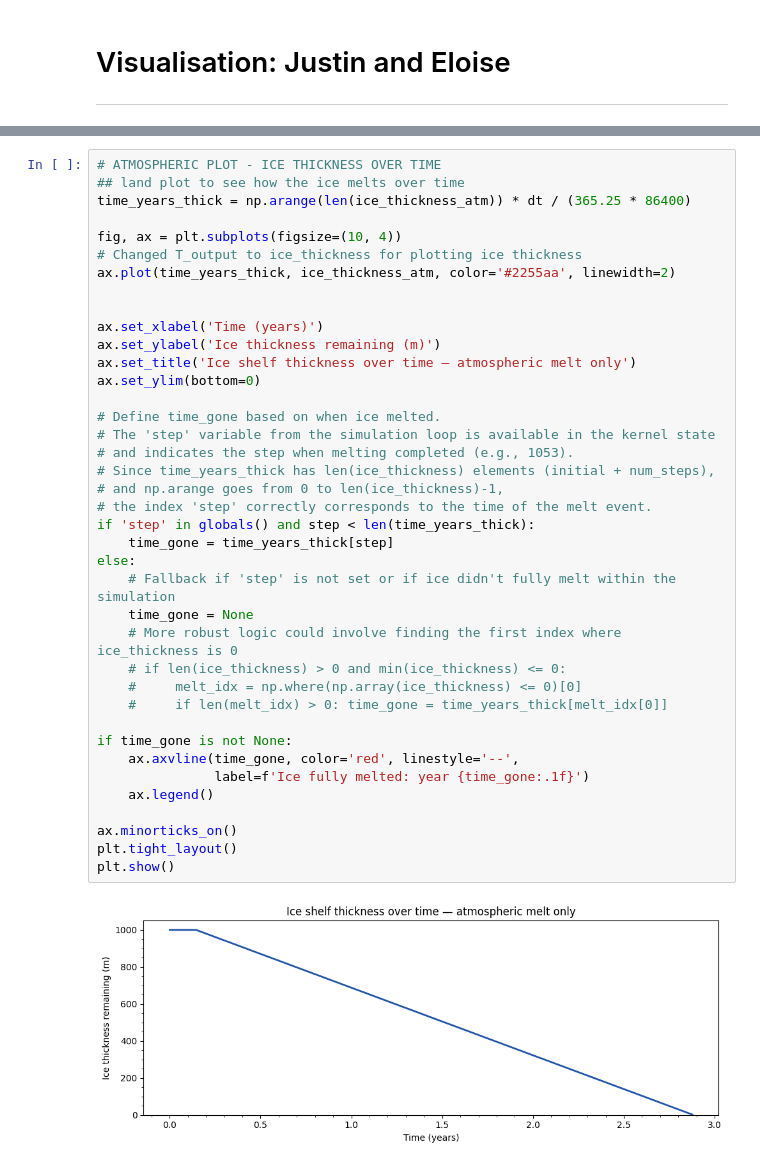
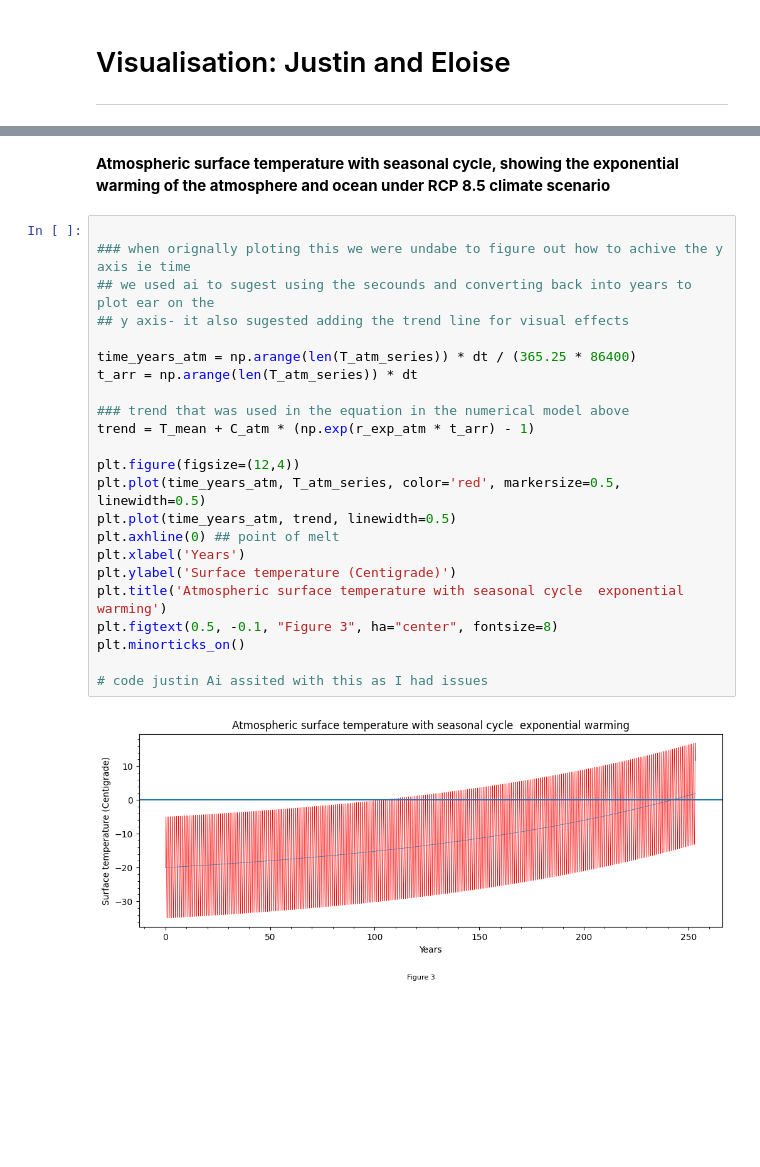
Before and after one commit to Frederque/EMSC2010_Week9_SeismicBabes_MeltingIce, a Jupyter notebook: EMSC2010_Group_Project_Melting_Ice.ipynb, the cells around one changed output, grey strips where cells are left out. Drawn from its saved outputs; the diff is of its cells as text; blank space fills up the shorter version.

```diff
--- a/EMSC2010_Group_Project_Melting_Ice.ipynb
+++ b/EMSC2010_Group_Project_Melting_Ice.ipynb
@@ -435,41 +457,27 @@ ax.minorticks_on()
-# %%
-# ATMOSPHERIC PLOT - ICE THICKNESS OVER TIME
-## land plot to see how the ice melts over time
-time_years_thick = np.arange(len(ice_thickness_atm)) * dt / (365.25 * 86400)
-
-fig, ax = plt.subplots(figsize=(10, 4))
-# Changed T_output to ice_thickness for plotting ice thickness
-ax.plot(time_years_thick, ice_thickness_atm, color='#2255aa', linewidth=2)
-
-
-ax.set_xlabel('Time (years)')
-ax.set_ylabel('Ice thickness remaining (m)')
-ax.set_title('Ice shelf thickness over time — atmospheric melt only')
-ax.set_ylim(bottom=0)
-
-# Define time_gone based on when ice melted.
-# The 'step' variable from the simulation loop is available in the kernel state
-# and indicates the step when melting completed (e.g., 1053).
-# Since time_years_thick has len(ice_thickness) elements (initial + num_steps),
-# and np.arange goes from 0 to len(ice_thickness)-1,
-# the index 'step' correctly corresponds to the time of the melt event.
-if 'step' in globals() and step < len(time_years_thick):
-    time_gone = time_years_thick[step]
-else:
-    # Fallback if 'step' is not set or if ice didn't fully melt within the simulation
-    time_gone = None
-    # More robust logic could involve finding the first index where ice_thickness is 0
-    # if len(ice_thickness) > 0 and min(ice_thickness) <= 0:
-    #     melt_idx = np.where(np.array(ice_thickness) <= 0)[0]
-    #     if len(melt_idx) > 0: time_gone = time_years_thick[melt_idx[0]]
-
-if time_gone is not None:
-    ax.axvline(time_gone, color='red', linestyle='--',
-               label=f'Ice fully melted: year {time_gone:.1f}')
-    ax.legend()
-
-ax.minorticks_on()
-plt.tight_layout()
-plt.show()
-# %% [output]
-[figure, removed]
+# %% [markdown]
+**Atmospheric surface temperature with seasonal cycle, showing the exponential warming of the atmosphere and ocean under RCP 8.5 climate scenario**
+# %%
+
+### when orignally ploting this we were undabe to figure out how to achive the y axis ie time
+## we used ai to sugest using the secounds and converting back into years to plot ear on the
+## y axis- it also sugested adding the trend line for visual effects
+
+time_years_atm = np.arange(len(T_atm_series)) * dt / (365.25 * 86400)
+t_arr = np.arange(len(T_atm_series)) * dt
+
+### trend that was used in the equation in the numerical model above
+trend = T_mean + C_atm * (np.exp(r_exp_atm * t_arr) - 1)
+
+plt.figure(figsize=(12,4))
+plt.plot(time_years_atm, T_atm_series, color='red', markersize=0.5, linewidth=0.5)
+plt.plot(time_years_atm, trend, linewidth=0.5)
+plt.axhline(0) ## point of melt
+plt.xlabel('Years')
+plt.ylabel('Surface temperature (Centigrade)')
+plt.title('Atmospheric surface temperature with seasonal cycle  exponential warming')
+plt.figtext(0.5, -0.1, "Figure 3", ha="center", fontsize=8)
+plt.minorticks_on()
+
+# code justin Ai assited with this as I had issues
+# %% [output]
+[figure, added]
```
Also changed, not shown: parts of 52 cells of this notebook.
